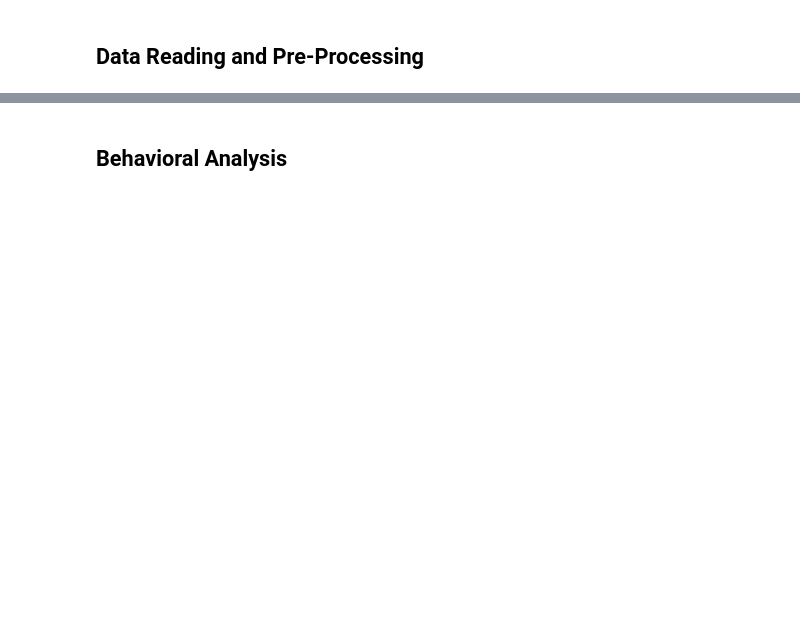
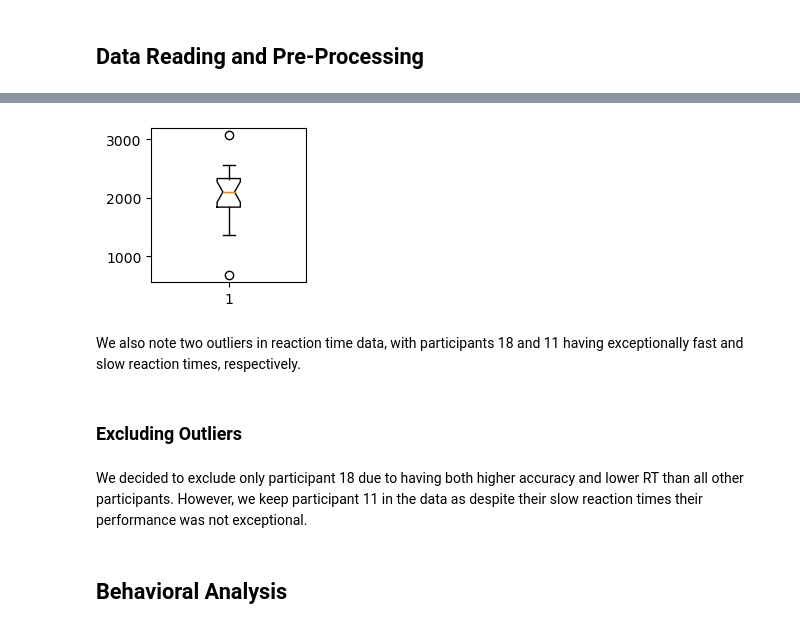
Before and after one commit to pulkitgoyal56/CCCP, a Jupyter notebook: CCCP.ipynb, the cells around one changed output, grey strips where cells are left out. Saved outputs shown, nothing was run; the diff lists cells and outputs as text; code cells hidden in the pictures; blank space fills up the shorter version.

```diff
--- a/CCCP.ipynb
+++ b/CCCP.ipynb
@@ -36,0 +272,10 @@ data['J_correct'] = (data['yj'] > data['yf']).map(int)
+# %%
+par_RT = data.groupby('participant_id').decision_time.mean()
+print_(par_RT.to_frame())
+# %%
+plt.figure(figsize=(2, 2))
+RTBox = plt.boxplot(par_RT, notch=True)
+# %% [output]
+[figure, added]
+# %% [markdown]
+We also note two outliers in reaction time data, with participants 18 and 11 having exceptionally fast and slow reaction times, respectively.
@@ -36,0 +284,4 @@ data['J_correct'] = (data['yj'] > data['yf']).map(int)
+# %% [markdown]
+### Excluding Outliers
+# %% [markdown]
+We decided to exclude only participant 18 due to having both higher accuracy and lower RT than all other participants. However, we keep participant 11 in the data as despite their slow reaction times their performance was not exceptional.
```
Also changed, not shown: parts of 121 cells of this notebook.
